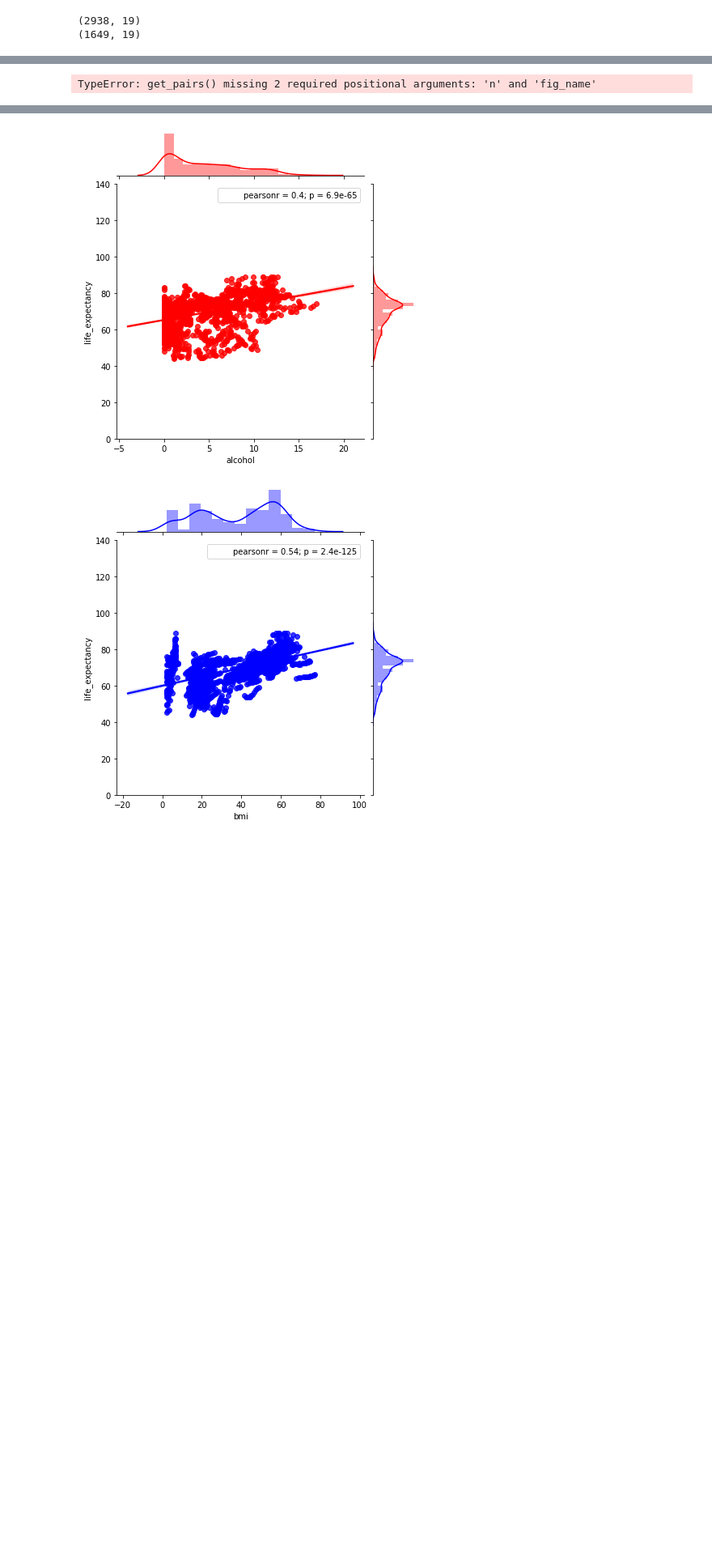
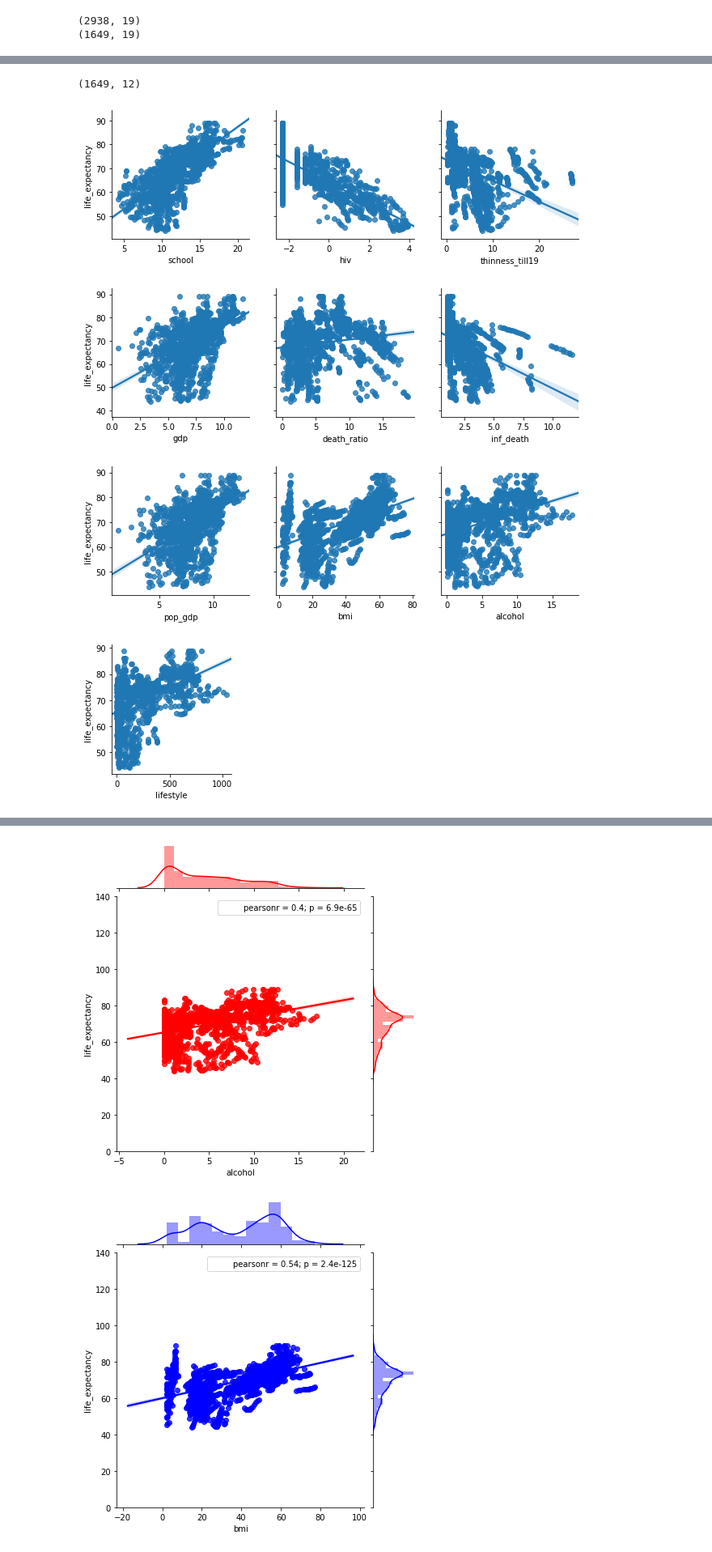
Before and after one commit to DaggerForce/Life_Expectancy_Project, a Jupyter notebook: Life_Expectancy_Notebook.ipynb, the cells around one changed output, grey strips where cells are left out. Shown at 81% size. Saved outputs shown, nothing was run; the diff lists cells and outputs as text; code cells hidden in the pictures; blank space fills up the shorter version.

```diff
--- a/Life_Expectancy_Notebook.ipynb
+++ b/Life_Expectancy_Notebook.ipynb
@@ -75,4 +67,20 @@ plm.create_hist(new_df['school'], title="Education in Years", xlabel="Education"
 # %%
 # Create a heatmap for all our variables
 CorrMtx(corr_map)
+# %%
+# before running the model we removed the outliers
+depended = ['life_expectancy']
+features = ['school', 'hiv', 'thinness_till19', 'gdp',
+            'death_ratio', 'inf_death', 'pop_gdp', 'bmi',
+            'alcohol', 'lifestyle']
+
+# looking at our data again to try and locate outliers
+plm.get_pairs(new_df, depended, features, 3)
+new_df.shape
+# %% [output]
+(1649, 12)
+[figure, added]
+[figure, added]
+[figure, added]
+[figure, added]
 # %%
@@ -82,18 +90,6 @@ new_df.pop_gdp = new_df['pop_gdp'].apply(np.log)
 new_df.gdp = new_df['gdp'].apply(np.log)
 new_df.inf_death =new_df['inf_death'].apply(np.cbrt)
 new_df.death_ratio = new_df['death_ratio'].apply(np.sqrt)
-# %%
-# before running the model we removed the outliers
-depended = ['life_expectancy']
-features = ['school', 'hiv', 'thinness_till19', 'gdp',
-            'death_ratio', 'inf_death', 'pop_gdp', 'bmi',
-            'alcohol', 'lifestyle', 'pop_size']
-
-# looking at our data again to try and locate outliers
-plm.get_pairs(new_df, depended, features, 3)
-new_df.shape
-# %% [output]
-TypeError: get_pairs() missing 2 required positional arguments: 'n' and 'fig_name'
 # %%
 # remove outliers and check the amount of data that we left
 new_df = new_df[new_df.gdp > 1.25]
```
Also changed, not shown: parts of 17 cells of this notebook, 9 other files.
